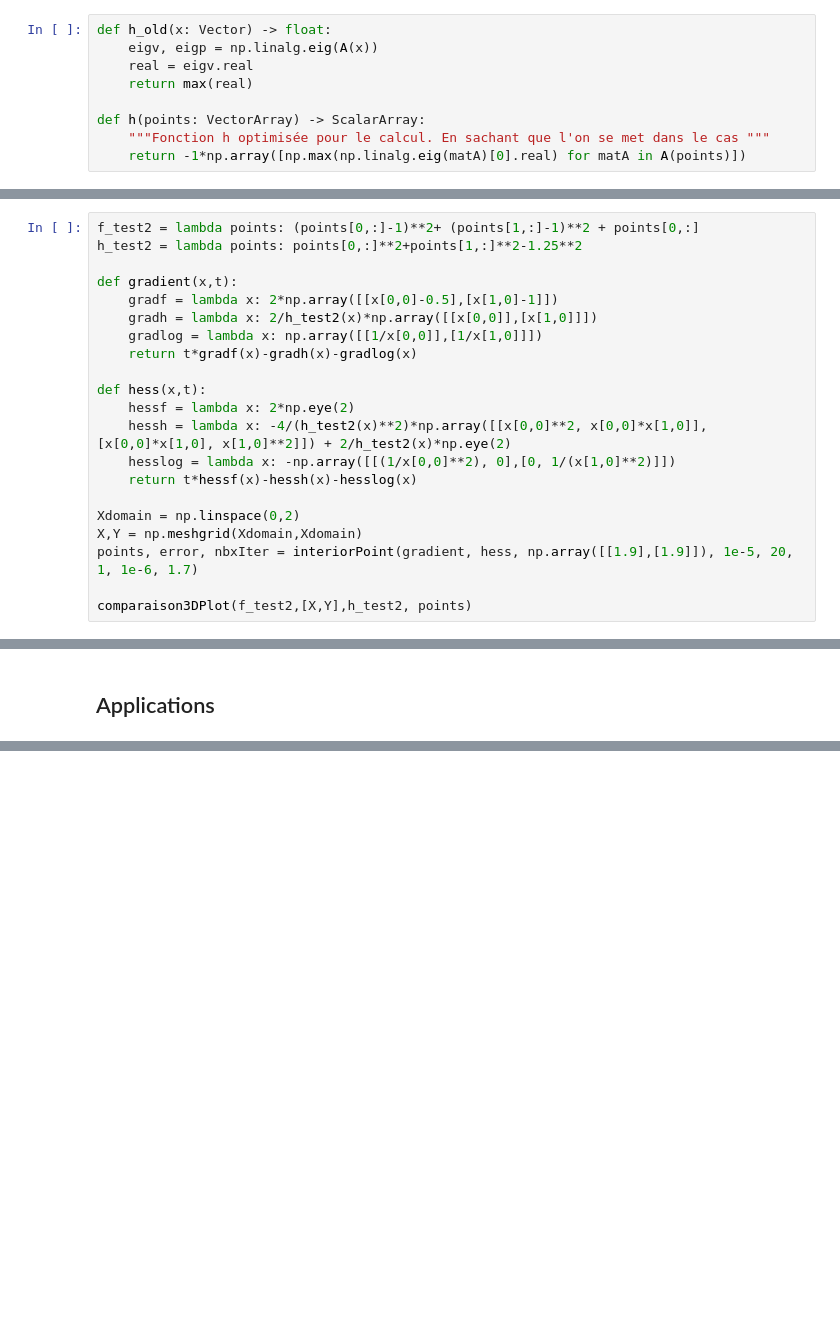
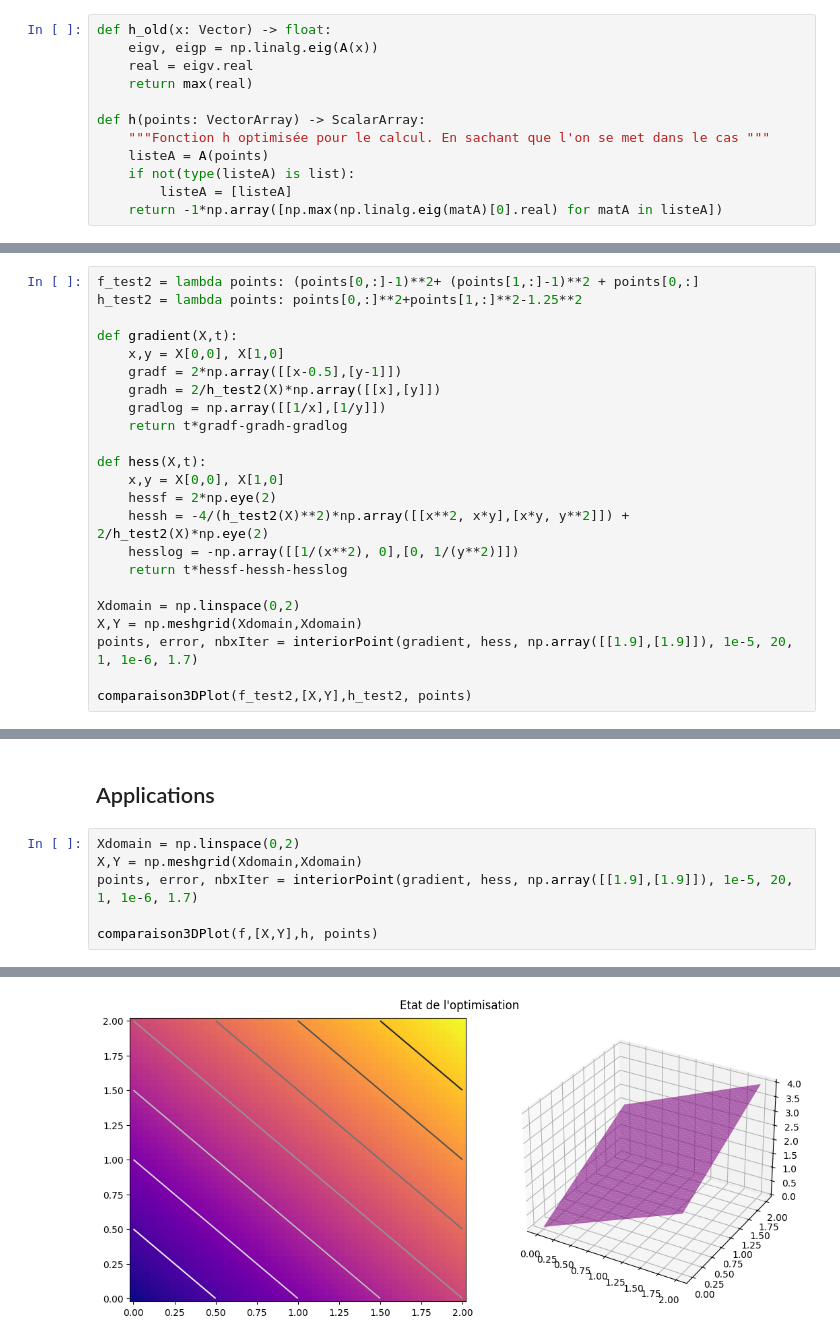
Before and after one commit to lattes314/Jupyter, a Jupyter notebook: optimManon.ipynb, the cells around one changed output, grey strips where cells are left out. Cells and saved outputs as stored; diff of their text form; blank space fills up the shorter version.

```diff
--- a/optimManon.ipynb
+++ b/optimManon.ipynb
@@ -152,4 +153,7 @@ def h_old(x: Vector) -> float:
 
 def h(points: VectorArray) -> ScalarArray:
     """Fonction h optimisée pour le calcul. En sachant que l'on se met dans le cas """
-    return -1*np.array([np.max(np.linalg.eig(matA)[0].real) for matA in A(points)])
+    listeA = A(points)
+    if not(type(listeA) is list):
+        listeA = [listeA]
+    return -1*np.array([np.max(np.linalg.eig(matA)[0].real) for matA in listeA])
@@ -252,17 +359,19 @@ def interiorPoint(gradient: Callable[[Vector, float], Vector],
 f_test2 = lambda points: (points[0,:]-1)**2+ (points[1,:]-1)**2 + points[0,:]
 h_test2 = lambda points: points[0,:]**2+points[1,:]**2-1.25**2
 
-def gradient(x,t):
-    gradf = lambda x: 2*np.array([[x[0,0]-0.5],[x[1,0]-1]])
-    gradh = lambda x: 2/h_test2(x)*np.array([[x[0,0]],[x[1,0]]])
-    gradlog = lambda x: np.array([[1/x[0,0]],[1/x[1,0]]])
-    return t*gradf(x)-gradh(x)-gradlog(x)
+def gradient(X,t):
+    x,y = X[0,0], X[1,0]
+    gradf = 2*np.array([[x-0.5],[y-1]])
+    gradh = 2/h_test2(X)*np.array([[x],[y]])
+    gradlog = np.array([[1/x],[1/y]])
+    return t*gradf-gradh-gradlog
 
-def hess(x,t):
-    hessf = lambda x: 2*np.eye(2)
-    hessh = lambda x: -4/(h_test2(x)**2)*np.array([[x[0,0]**2, x[0,0]*x[1,0]],[x[0,0]*x[1,0], x[1,0]**2]]) + 2/h_test2(x)*np.eye(2)
-    hesslog = lambda x: -np.array([[(1/x[0,0]**2), 0],[0, 1/(x[1,0]**2)]])
-    return t*hessf(x)-hessh(x)-hesslog(x)
+def hess(X,t):
+    x,y = X[0,0], X[1,0]
+    hessf = 2*np.eye(2)
+    hessh = -4/(h_test2(X)**2)*np.array([[x**2, x*y],[x*y, y**2]]) + 2/h_test2(X)*np.eye(2)
+    hesslog = -np.array([[1/(x**2), 0],[0, 1/(y**2)]])
+    return t*hessf-hessh-hesslog
 
 Xdomain = np.linspace(0,2)
 X,Y = np.meshgrid(Xdomain,Xdomain)
@@ -273,3 +382,10 @@ comparaison3DPlot(f_test2,[X,Y],h_test2, points)
 [figure]
 # %% [markdown]
 ## Applications
+# %%
+Xdomain = np.linspace(0,2)
+X,Y = np.meshgrid(Xdomain,Xdomain)
+points, error, nbxIter = interiorPoint(gradient, hess, np.array([[1.9],[1.9]]), 1e-5, 20, 1, 1e-6, 1.7)
+
+comparaison3DPlot(f,[X,Y],h, points)
+# %% [output]
@@ -275,0 +393 @@ comparaison3DPlot(f_test2,[X,Y],h_test2, points)
+[figure, added]
```
Also changed, not shown: parts of 6 cells of this notebook.
